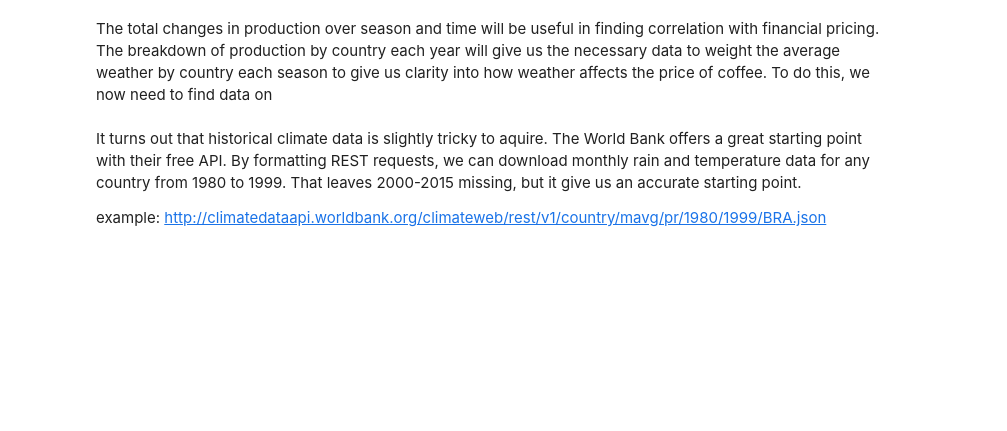
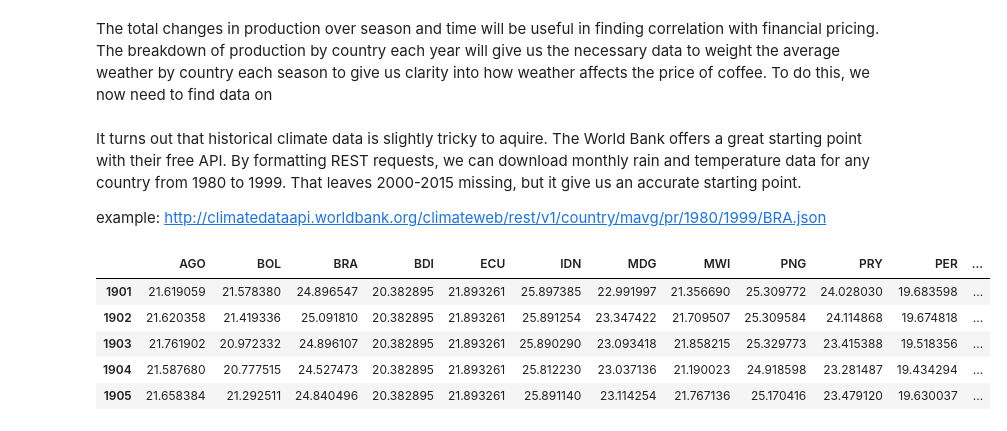
Before and after one commit to janezchen/coffee, a Jupyter notebook: coffee_weather.ipynb, the cells around one changed output. Cells and saved outputs as stored; diff of their text form; code cells hidden in the pictures; blank space fills up the shorter version.

```diff
--- a/coffee_weather.ipynb
+++ b/coffee_weather.ipynb
@@ -130,7 +122,7 @@ from pprint import pprint
 c_api = wbpy.ClimateAPI()
 
 # for ccode in ['BRA']: #prod['Country Code']:
-locations = sorted(["BRA", "COG", "COD"])
+locations = prod['Country Code']
 raindf = pd.DataFrame()
 tempdf = pd.DataFrame()
 for ccode in locations:
@@ -142,3 +134,12 @@ for ccode in locations:
 
 raindf.to_csv('raindf.csv')
 tempdf.to_csv('tempdf.csv')
+# %%
+tempdf.head()
+# %% [output]
+|  | AGO | BOL | BRA | BDI | ECU | IDN | MDG | MWI | PNG | PRY | PER | ... |
+| 1901 | 21.619059 | 21.578380 | 24.896547 | 20.382895 | 21.893261 | 25.897385 | 22.991997 | 21.356690 | 25.309772 | 24.028030 | 19.683598 | ... |
+| 1902 | 21.620358 | 21.419336 | 25.091810 | 20.382895 | 21.893261 | 25.891254 | 23.347422 | 21.709507 | 25.309584 | 24.114868 | 19.674818 | ... |
+| 1903 | 21.761902 | 20.972332 | 24.896107 | 20.382895 | 21.893261 | 25.890290 | 23.093418 | 21.858215 | 25.329773 | 23.415388 | 19.518356 | ... |
+| 1904 | 21.587680 | 20.777515 | 24.527473 | 20.382895 | 21.893261 | 25.812230 | 23.037136 | 21.190023 | 24.918598 | 23.281487 | 19.434294 | ... |
+| 1905 | 21.658384 | 21.292511 | 24.840496 | 20.382895 | 21.893261 | 25.891140 | 23.114254 | 21.767136 | 25.170416 | 23.479120 | 19.630037 | ... |
```
Also changed, not shown: parts of 7 cells of this notebook, 1 other file.
